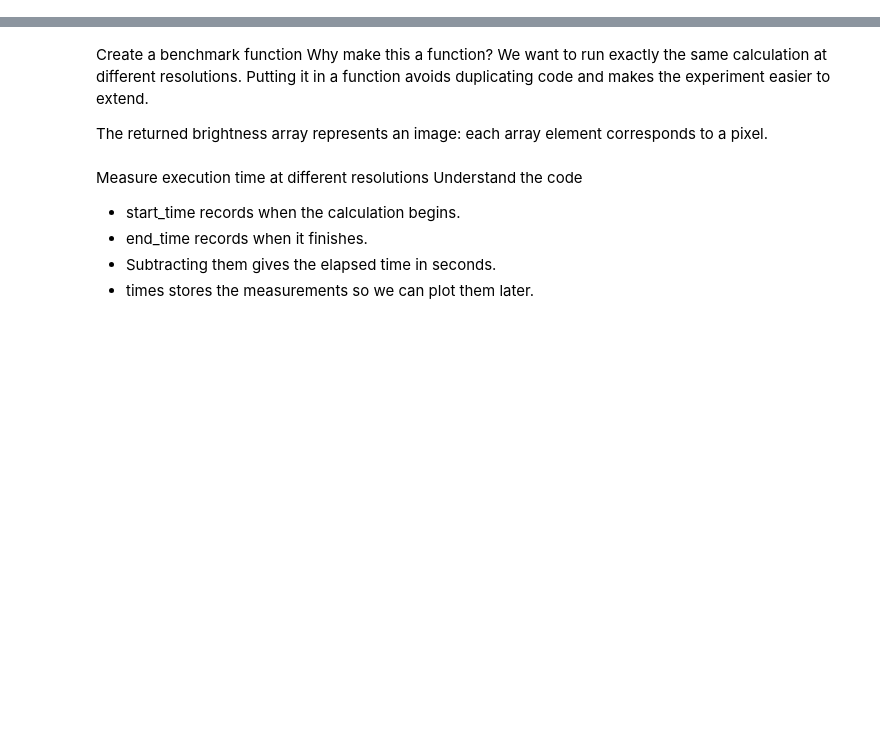
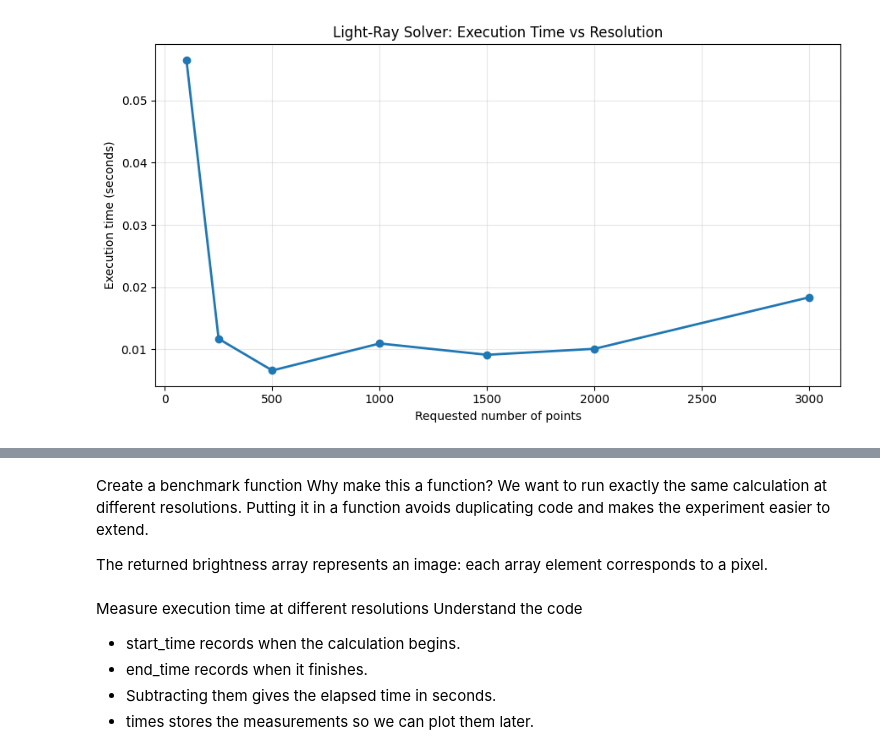
Before and after one commit to AnshG-19/Blackhole_simulator_rayTracing, a Jupyter notebook: notebooks/07_performance_experiments.ipynb, the cells around one changed output, grey strips where cells are left out. Cells and saved outputs as stored; diff of their text form; code cells hidden in the pictures; blank space fills up the shorter version.

```diff
--- a/notebooks/07_performance_experiments.ipynb
+++ b/notebooks/07_performance_experiments.ipynb
@@ -2,0 +37,27 @@
+# %%
+
+# Test different numerical resolutions
+point_counts = [100, 250, 500, 1000, 1500, 2000, 3000]
+
+execution_times = []
+
+for points in point_counts:
+    start_time = time.perf_counter()
+
+    ray = calculate_light_ray(
+        mass_parameter=1.0,
+        impact_parameter=8.0,
+        max_angle=2.6,
+        points=points,
+    )
+
+    end_time = time.perf_counter()
+    elapsed = end_time - start_time
+
+    execution_times.append(elapsed)
+
+    print(
+        f"Points: {points:4d} | "
+        f"Time: {elapsed:.6f} seconds | "
+        f"Actual samples: {len(ray['x'])}"
+    )
@@ -2,0 +72,19 @@
+# %%
+
+plt.figure(figsize=(9, 5))
+
+plt.plot(
+    point_counts,
+    execution_times,
+    marker="o",
+    linewidth=2,
+)
+
+plt.xlabel("Requested number of points")
+plt.ylabel("Execution time (seconds)")
+plt.title("Light-Ray Solver: Execution Time vs Resolution")
+plt.grid(alpha=0.3)
+plt.tight_layout()
+plt.show()
+# %% [output]
+[figure, added]
```
Also changed, not shown: parts of 6 cells of this notebook.
